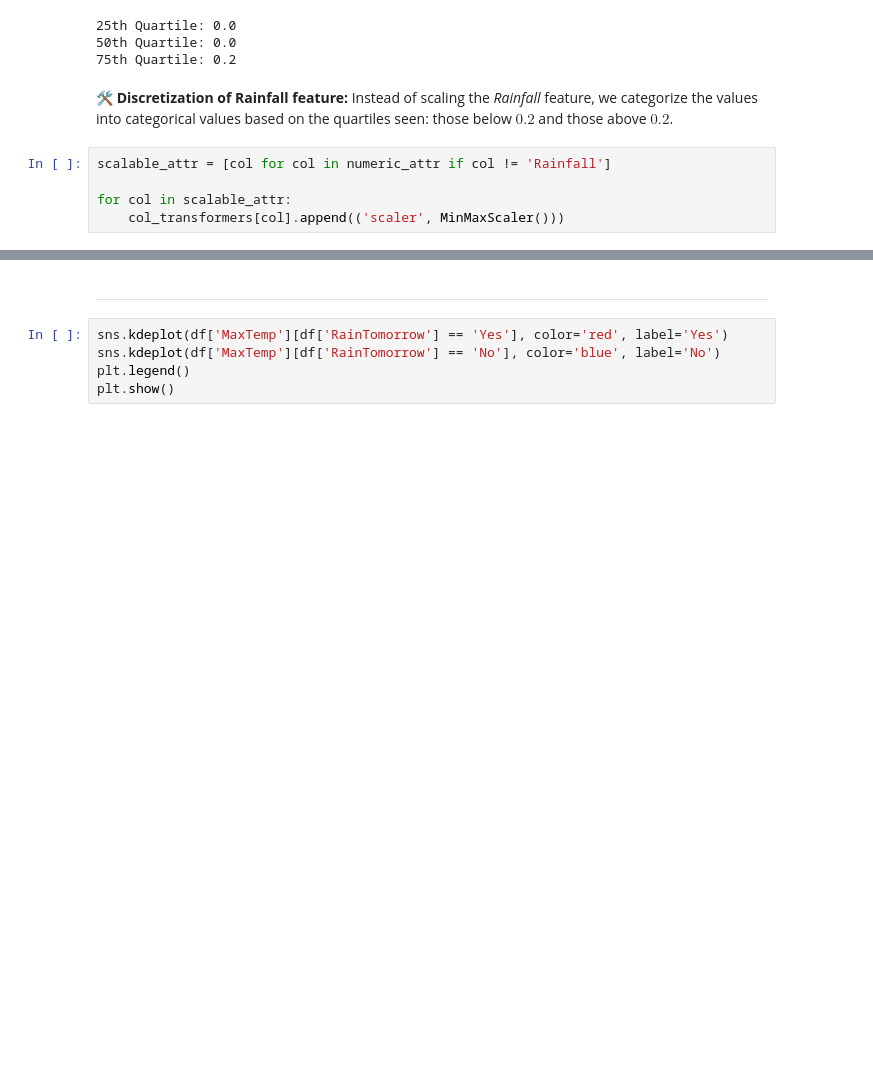
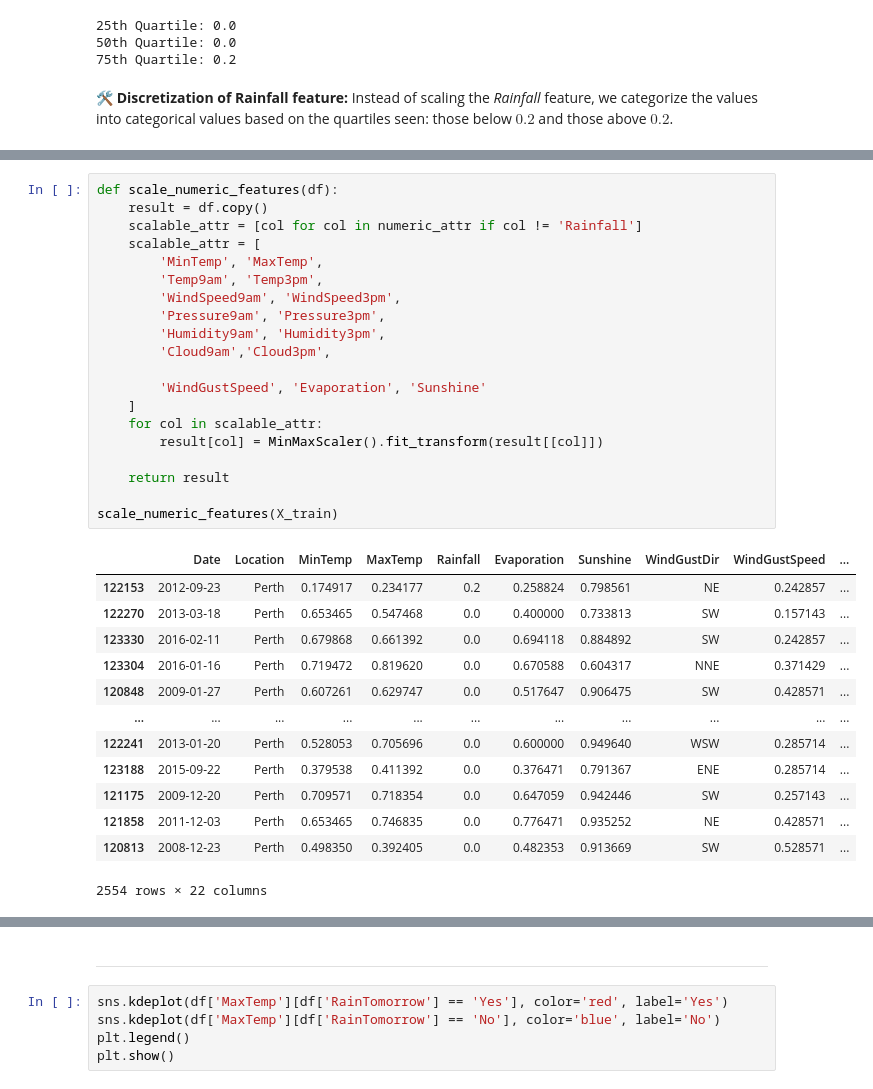
Before and after one commit to poolGolez/project-roosevelt, a Jupyter notebook: will-it-rain-in-perth.ipynb, the cells around one changed output, grey strips where cells are left out. Cells and saved outputs as stored; diff of their text form; blank space fills up the shorter version.

Commit message:
Discretize Rainfall attribute

```diff
--- a/will-it-rain-in-perth.ipynb
+++ b/will-it-rain-in-perth.ipynb
@@ -1641,8 +1614,3 @@ print(f"75th Quartile: {quartiles[2]}")
 75th Quartile: 0.2
 # %% [markdown]
 🛠️ **Discretization of Rainfall feature:** Instead of scaling the *Rainfall* feature, we categorize the values into categorical values based on the quartiles seen: those below $0.2$ and those above $0.2$.
-# %%
-scalable_attr = [col for col in numeric_attr if col != 'Rainfall']
-
-for col in scalable_attr:
-    col_transformers[col].append(('scaler', MinMaxScaler()))
@@ -1684,0 +1617,34 @@ x.head()
+# %%
+def scale_numeric_features(df):
+    result = df.copy()
+    scalable_attr = [col for col in numeric_attr if col != 'Rainfall']
+    scalable_attr = [
+        'MinTemp', 'MaxTemp',
+        'Temp9am', 'Temp3pm',
+        'WindSpeed9am', 'WindSpeed3pm',
+        'Pressure9am', 'Pressure3pm',
+        'Humidity9am', 'Humidity3pm',
+        'Cloud9am','Cloud3pm',
+
+        'WindGustSpeed', 'Evaporation', 'Sunshine'
+    ]
+    for col in scalable_attr:
+        result[col] = MinMaxScaler().fit_transform(result[[col]])
+
+    return result
+
+scale_numeric_features(X_train)
+# %% [output]
+|  | Date | Location | MinTemp | MaxTemp | Rainfall | Evaporation | Sunshine | WindGustDir | WindGustSpeed | ... |
+| 122153 | 2012-09-23 | Perth | 0.174917 | 0.234177 | 0.2 | 0.258824 | 0.798561 | NE | 0.242857 | ... |
+| 122270 | 2013-03-18 | Perth | 0.653465 | 0.547468 | 0.0 | 0.400000 | 0.733813 | SW | 0.157143 | ... |
+| 123330 | 2016-02-11 | Perth | 0.679868 | 0.661392 | 0.0 | 0.694118 | 0.884892 | SW | 0.242857 | ... |
+| 123304 | 2016-01-16 | Perth | 0.719472 | 0.819620 | 0.0 | 0.670588 | 0.604317 | NNE | 0.371429 | ... |
+| 120848 | 2009-01-27 | Perth | 0.607261 | 0.629747 | 0.0 | 0.517647 | 0.906475 | SW | 0.428571 | ... |
+| ... | ... | ... | ... | ... | ... | ... | ... | ... | ... | ... |
+| 122241 | 2013-01-20 | Perth | 0.528053 | 0.705696 | 0.0 | 0.600000 | 0.949640 | WSW | 0.285714 | ... |
+| 123188 | 2015-09-22 | Perth | 0.379538 | 0.411392 | 0.0 | 0.376471 | 0.791367 | ENE | 0.285714 | ... |
+| 121175 | 2009-12-20 | Perth | 0.709571 | 0.718354 | 0.0 | 0.647059 | 0.942446 | SW | 0.257143 | ... |
+| 121858 | 2011-12-03 | Perth | 0.653465 | 0.746835 | 0.0 | 0.776471 | 0.935252 | NE | 0.428571 | ... |
+| 120813 | 2008-12-23 | Perth | 0.498350 | 0.392405 | 0.0 | 0.482353 | 0.913669 | SW | 0.528571 | ... |
+2554 rows × 22 columns
```
Also changed, not shown: parts of 11 cells of this notebook.
